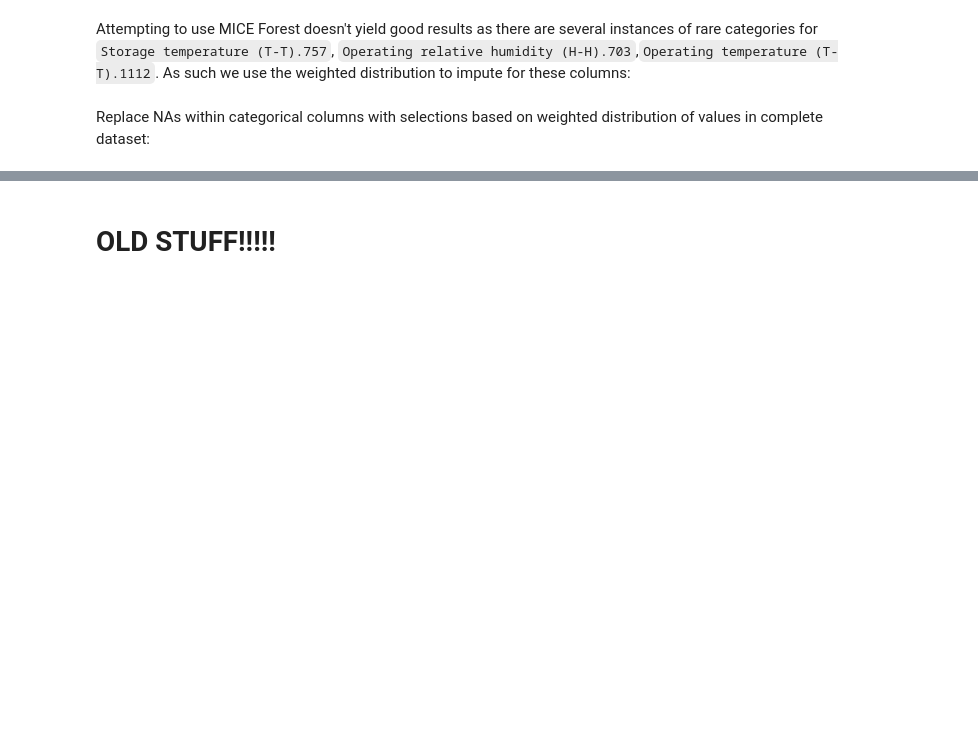
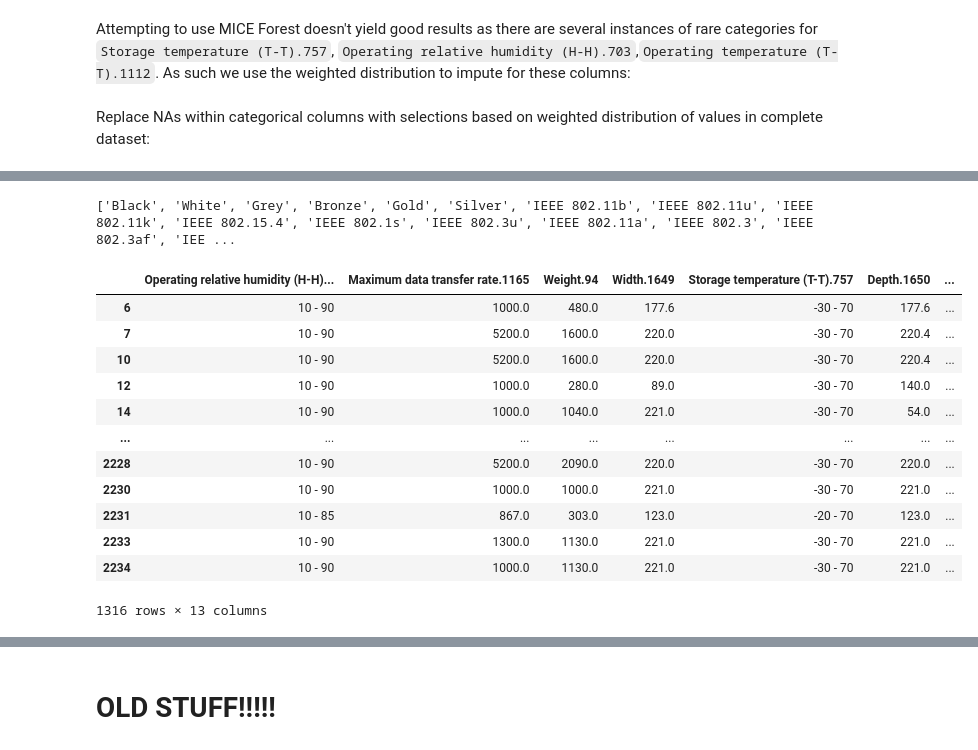
Before and after one commit to bigarabuza/StiboSystems, a Jupyter notebook: IceCat Full/analysis_ice_cat_full.ipynb, the cells around one changed output, grey strips where cells are left out. Saved outputs shown, nothing was run; the diff lists cells and outputs as text; code cells hidden in the pictures; blank space fills up the shorter version.

```diff
--- a/IceCat Full/analysis_ice_cat_full.ipynb
+++ b/IceCat Full/analysis_ice_cat_full.ipynb
@@ -437,0 +440,38 @@ idx_nan = np.where(xgdata_mice_forest_amp["WPA2"].isnull())[0]
+# %%
+# for each col that needs dummy
+    # get unique values (col names)
+    # get dictionary of idx of each col
+    # create new col w/ concatenated col values
+    # stringify
+
+def undummify_cols(orig_data: pd.DataFrame, data_to_undummify: pd.DataFrame, dummified_col_list: list) -> pd.DataFrame:
+    df_to_undummify = data_to_undummify.copy()
+    dummy_cols_to_drop = []
+    for col_name in dummified_col_list:
+        dummy_col_names = list(set(','.join(orig_data[col_name].unique().tolist()).split(",")))
+        dummy_cols_to_drop.extend(dummy_col_names)
+        idx_cols_by_col_name = {col:df_to_undummify.columns.get_loc(col) for col in dummy_col_names}
+        sorted_dummy_col_names = sorted(dummy_col_names, key=lambda x: idx_cols_by_col_name[x])
+        df_to_undummify.loc[:,f"{col_name}_combined_dummies"] = df_to_undummify[sorted_dummy_col_names].apply(lambda x: x.tolist(), axis=1)  #{df_to_undummify.columns.get_loc(col):col for col in dummy_col_names}
+        df_to_undummify.loc[:,f"{col_name}_undummified"] = df_to_undummify.loc[:,f"{col_name}_combined_dummies"].apply(lambda x: ','.join([sorted_dummy_col_names[idx] for idx, v in enumerate(x) if v == 1]))
+    result = df_to_undummify[df_to_undummify.columns.drop(list(df_to_undummify.filter(regex="_combined_dummies")))]
+    return result.drop(columns=dummy_cols_to_drop)
+# %%
+# l = set(','.join(pruned_data["Networking standards.1802"].unique().tolist()).split(","))
+r = undummify_cols(pruned_data, xgdata_mice_forest, cols_need_dummies)
+r
+# %% [output]
+['Black', 'White', 'Grey', 'Bronze', 'Gold', 'Silver', 'IEEE 802.11b', 'IEEE 802.11u', 'IEEE 802.11k', 'IEEE 802.15.4', 'IEEE 802.1s', 'IEEE 802.3u', 'IEEE 802.11a', 'IEEE 802.3', 'IEEE 802.3af', 'IEE ...
+|  | Operating relative humidity (H-H)... | Maximum data transfer rate.1165 | Weight.94 | Width.1649 | Storage temperature (T-T).757 | Depth.1650 | ... |
+| 6 | 10 - 90 | 1000.0 | 480.0 | 177.6 | -30 - 70 | 177.6 | ... |
+| 7 | 10 - 90 | 5200.0 | 1600.0 | 220.0 | -30 - 70 | 220.4 | ... |
+| 10 | 10 - 90 | 5200.0 | 1600.0 | 220.0 | -30 - 70 | 220.4 | ... |
+| 12 | 10 - 90 | 1000.0 | 280.0 | 89.0 | -30 - 70 | 140.0 | ... |
+| 14 | 10 - 90 | 1000.0 | 1040.0 | 221.0 | -30 - 70 | 54.0 | ... |
+| ... | ... | ... | ... | ... | ... | ... | ... |
+| 2228 | 10 - 90 | 5200.0 | 2090.0 | 220.0 | -30 - 70 | 220.0 | ... |
+| 2230 | 10 - 90 | 1000.0 | 1000.0 | 221.0 | -30 - 70 | 221.0 | ... |
+| 2231 | 10 - 85 | 867.0 | 303.0 | 123.0 | -20 - 70 | 123.0 | ... |
+| 2233 | 10 - 90 | 1300.0 | 1130.0 | 221.0 | -30 - 70 | 221.0 | ... |
+| 2234 | 10 - 90 | 1000.0 | 1130.0 | 221.0 | -30 - 70 | 221.0 | ... |
+1316 rows × 13 columns
```
Also changed, not shown: parts of 27 cells of this notebook.
